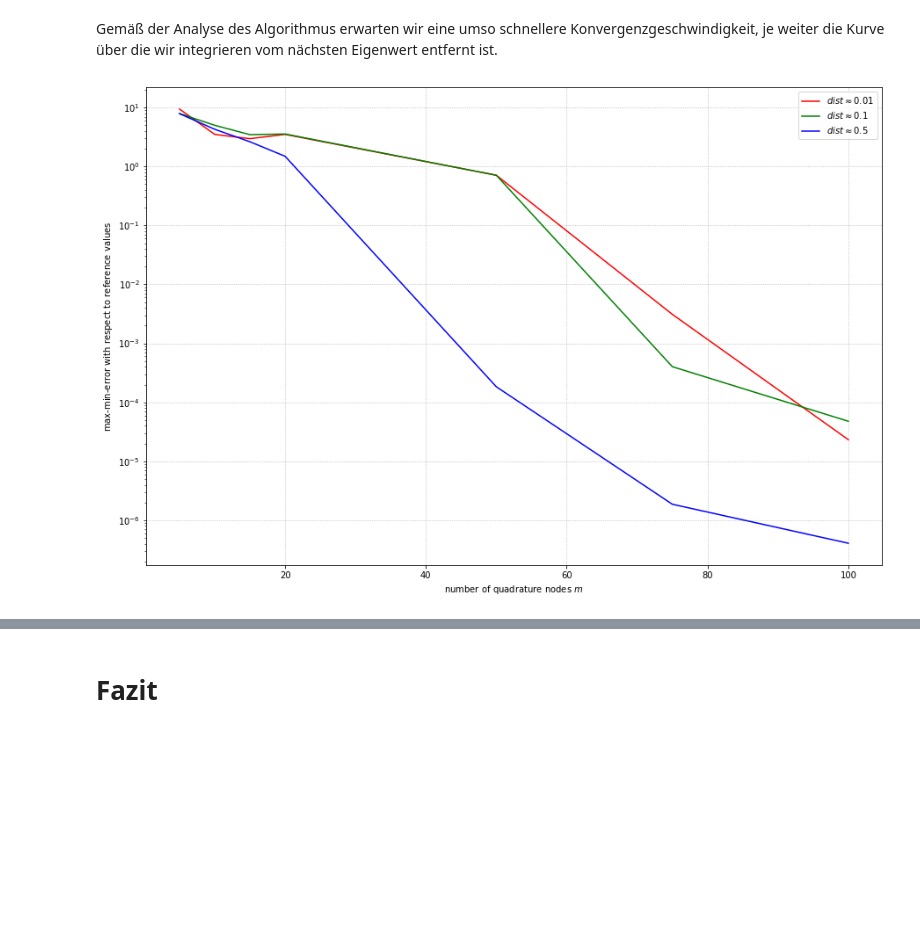
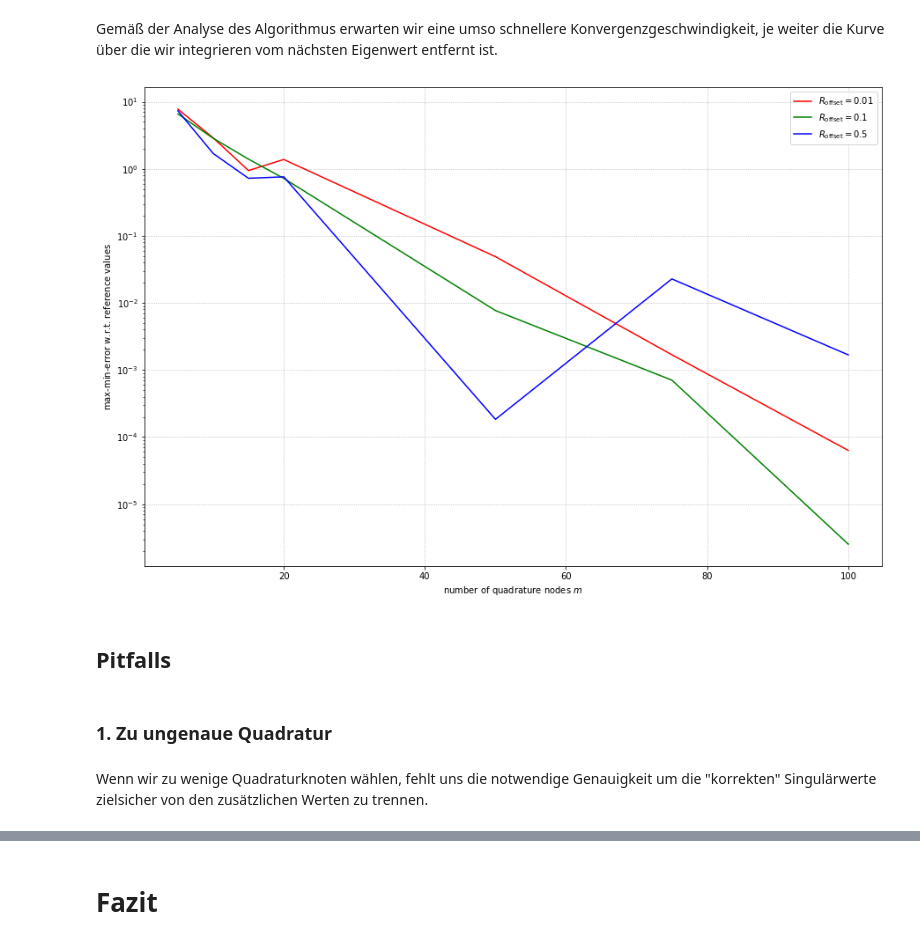
Before and after one commit to MrWhiteRichard/Fundament-Mathematik, a Jupyter notebook: WS_2020-21/SemNumLinAlg/Nichtlineare Eigenwertprobleme/Code/hadeler_problem.ipynb, the cells around one changed output, grey strips where cells are left out. Saved outputs shown, nothing was run; the diff lists cells and outputs as text; code cells hidden in the pictures; blank space fills up the shorter version.

```diff
--- a/WS_2020-21/SemNumLinAlg/Nichtlineare Eigenwertprobleme/Code/hadeler_problem.ipynb
+++ b/WS_2020-21/SemNumLinAlg/Nichtlineare Eigenwertprobleme/Code/hadeler_problem.ipynb
@@ -294,20 +207,29 @@ plt.show()
 Gemäß der Analyse des Algorithmus erwarten wir eine umso schnellere Konvergenzgeschwindigkeit,
 je weiter die Kurve über die wir integrieren vom nächsten Eigenwert entfernt ist.
 # %%
+# ---------------------------------------------------------------- #
+
+# recall initial settings ...
 j = 20
+z = -30
+tol = 1e-5
+
+# some auxilliary parameters
+R_offset_array = np.array([0.01, 0.1, 0.5])
+R_max = max(abs(z - eigen_values_ref))
+
+# ... and add the rest
 m_array = [5, 10, 15, 20, 50, 75, 100]
+R_array = R_max - R_offset_array
 
-max_R = max([np.abs(z - eigen_value) for eigen_value in eigen_values_ref2])
-R_array = [max_R - 0.01, max_R - 0.1, max_R - 0.5]
-z = -30
-tol = 1e-6
+# ---------------------------------------------------------------- #
 
 error_arrays = [
     [
         max([
             min([
                 np.abs(eigen_value_approx - eigen_value_ref)
-                for eigen_value_ref in eigen_values_ref2
+                for eigen_value_ref in eigen_values_ref
             ])
             for eigen_value_approx in integral_method(T, N, j, m, R, z, tol)
         ])
@@ -315,18 +237,32 @@ error_arrays = [
     ]
     for R in R_array
 ]
+
+# ---------------------------------------------------------------- #
 # %%
 ax = plt.figure(figsize = (15, 10)).gca()
 
-for error_array, dist, color in zip(error_arrays, [0.01,0.1,0.5], ["r","g","b"]):
-    ax.semilogy(m_array, error_array, color,
-                label = r'$dist \approx {0}$'.format(dist))
+for error_array, R_offset, color in zip(error_arrays, R_offset_array, ['r', 'g', 'b']):
+    ax.semilogy(
+        m_array,
+        error_array,
+        color,
+        label = '$R_\mathrm{offset} =' + ' ' + str(R_offset) + ' ' + '$'
+    )
+
 ax.set_xlabel('number of quadrature nodes $m$')
-ax.set_ylabel('$\max$-$\min$-error with respect to reference values')
+ax.set_ylabel('$\max$-$\min$-error w.r.t. reference values')
 
 ax.legend()
 ax.grid(linestyle = ':')
 
 plt.show()
 # %% [output]
-[figure, old version]
+[figure, new version]
+# %% [markdown]
+## Pitfalls
+# %% [markdown]
+### 1. Zu ungenaue Quadratur
+# %% [markdown]
+Wenn wir zu wenige Quadraturknoten wählen, fehlt uns die notwendige Genauigkeit um die
+"korrekten" Singulärwerte zielsicher von den zusätzlichen Werten zu trennen.
```
Also changed, not shown: parts of 37 cells of this notebook, 1 other file.
